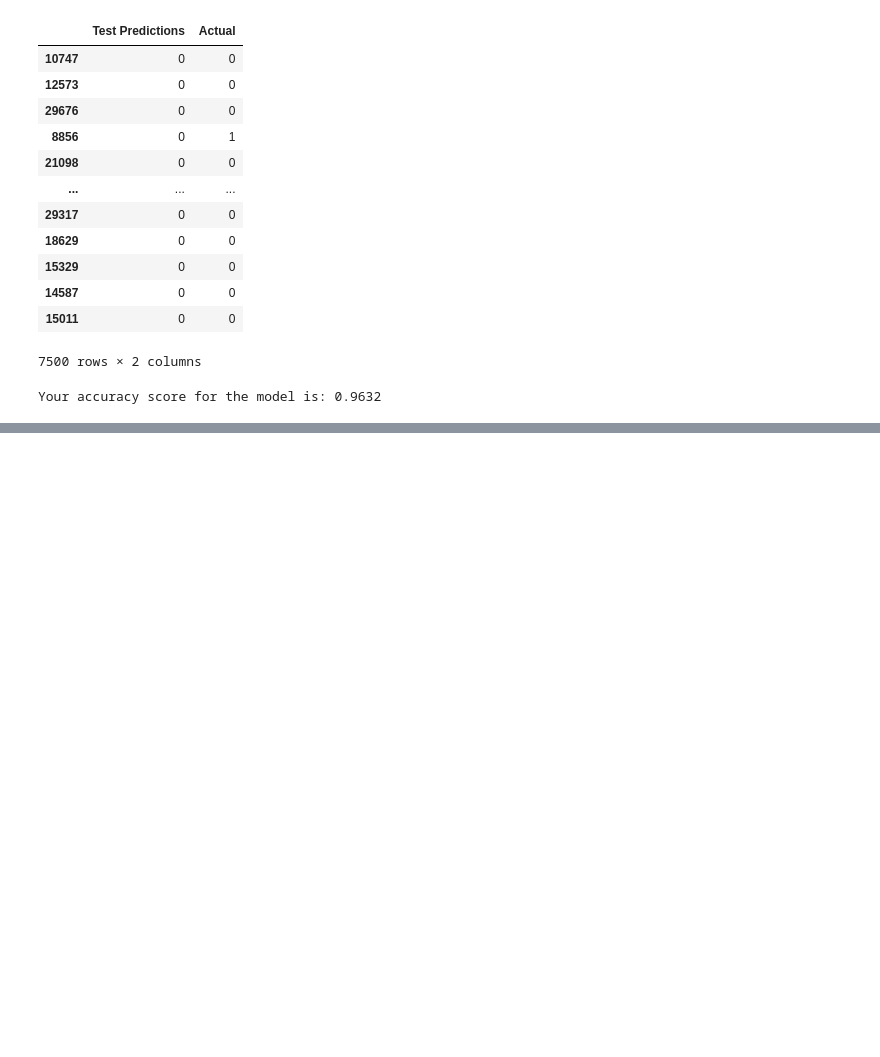
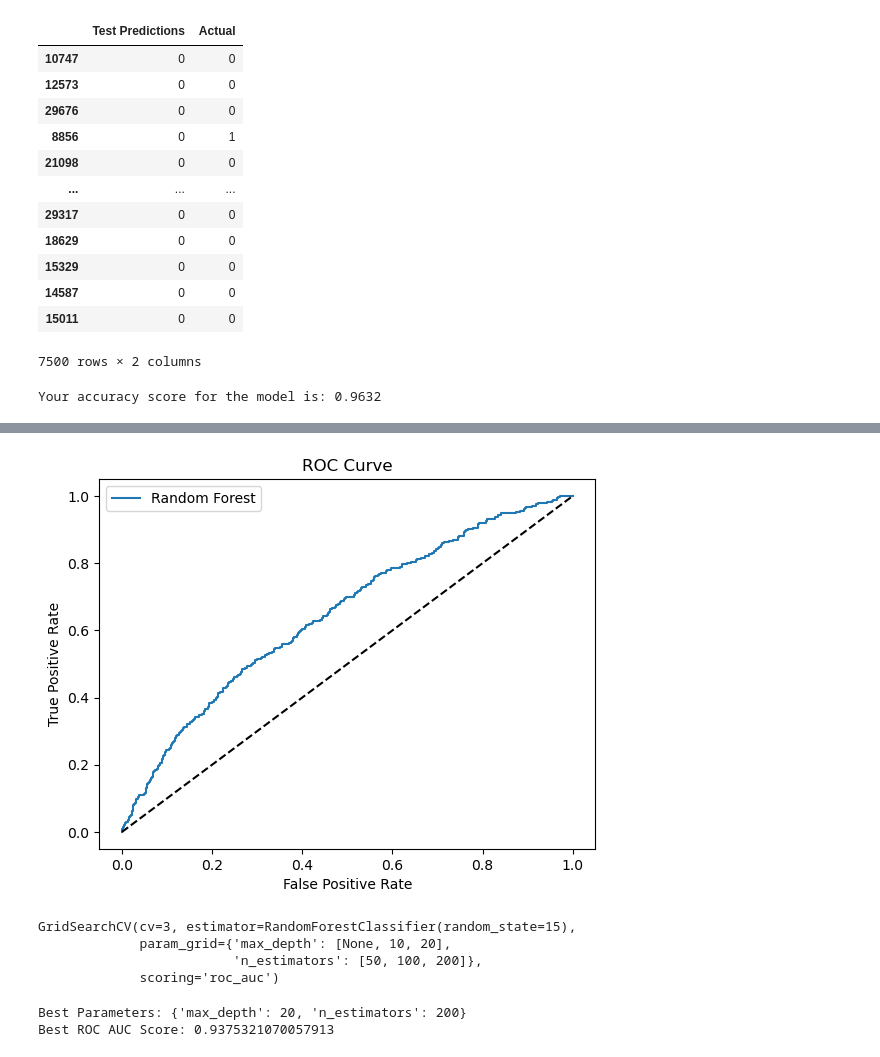
Before and after one commit to eliza0101/Project-2, a Jupyter notebook: trained.ipynb, the cells around one changed output, grey strips where cells are left out. Cells and saved outputs as stored; diff of their text form; code cells hidden in the pictures; blank space fills up the shorter version.

```diff
--- a/trained.ipynb
+++ b/trained.ipynb
@@ -329,0 +386,30 @@ plt.show()
+# %%
+ #ROC Curve
+fpr, tpr, thresholds = roc_curve(y_test, lr_model.predict_proba(X_test)[:, 1])
+plt.plot(fpr, tpr, label='Random Forest')
+plt.plot([0, 1], [0, 1], 'k--')
+plt.xlabel('False Positive Rate')
+plt.ylabel('True Positive Rate')
+plt.title('ROC Curve')
+plt.legend(loc='best')
+plt.show()
+# %% [output]
+[figure, added]
+# %%
+# Hyperparameter tuning
+param_grid = {'n_estimators': [50, 100, 200], 'max_depth': [None, 10, 20]}
+grid_search = GridSearchCV(RandomForestClassifier(random_state=15), param_grid, cv=3, scoring='roc_auc')
+grid_search.fit(X_train, y_train)
+# %% [output]
+GridSearchCV(cv=3, estimator=RandomForestClassifier(random_state=15),
+             param_grid={'max_depth': [None, 10, 20],
+                         'n_estimators': [50, 100, 200]},
+             scoring='roc_auc')
+# %%
+
+# Best parameters and score
+print("Best Parameters:", grid_search.best_params_)
+print("Best ROC AUC Score:", grid_search.best_score_)
+# %% [output]
+Best Parameters: {'max_depth': 20, 'n_estimators': 200}
+Best ROC AUC Score: 0.9375321070057913
```
Also changed, not shown: parts of 18 cells of this notebook.
